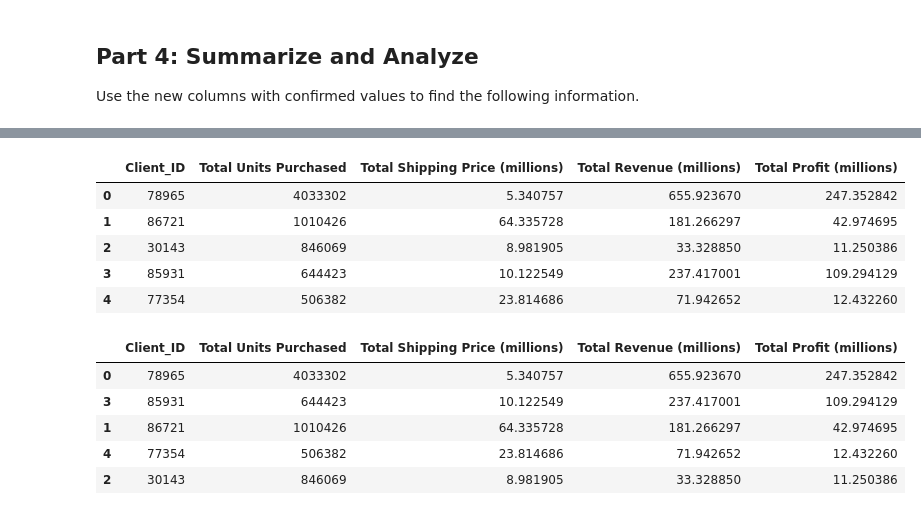
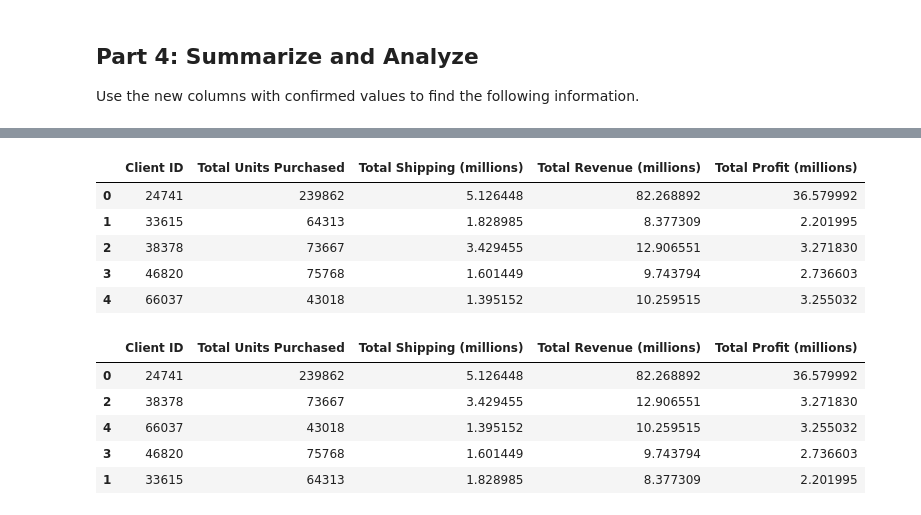
Before and after one commit to piiop/pandas-challenge-1, a Jupyter notebook: Starter_Code/wholesale_data_analysis_starter_code.ipynb, the cells around one changed output, grey strips where cells are left out. Saved outputs shown, nothing was run; the diff lists cells and outputs as text; code cells hidden in the pictures.

```diff
--- a/Starter_Code/wholesale_data_analysis_starter_code.ipynb
+++ b/Starter_Code/wholesale_data_analysis_starter_code.ipynb
@@ -134,7 +137,7 @@ shipping_price_df.head()
 | 4 | 195.10 | 46.43 | 20 | 6500.20 |
 # %%
 # Create a column for the total price using the subtotal and the shipping price along with a sales tax of 9.25%
-df["total_price"] = df.apply(lambda row: ((row["subtotal"] + row["shipping_price"]) * .0925 + row["subtotal"] + row["shipping_price"]), axis=1).round(2)
-total_price_df = df[["subtotal", "shipping_price", "total_price"]]
+df["line_price"] = df.apply(lambda row: ((row["subtotal"] + row["shipping_price"]) * .0925 + row["subtotal"] + row["shipping_price"]), axis=1).round(2)
+total_price_df = df[["subtotal", "shipping_price", "line_price"]]
 total_price_df.head()
 # %% [output]
@@ -159,7 +162,7 @@ total_line_cost_df.head()
 | 4 | 108.17 | 20 | 6500.20 | 8663.60 |
 # %%
 # Create a column for the profit of each line using line cost and line price
-df["line_profit"] = df.apply(lambda row: (row["total_price"] - row["total_line_cost"]), axis = 1)
-profit_df = df[["total_price", "total_line_cost", "line_profit"]]
+df["line_profit"] = df.apply(lambda row: (row["line_price"] - row["total_line_cost"]), axis = 1)
+profit_df = df[["line_price", "total_line_cost", "line_profit"]]
 profit_df.head()
 # %% [output]
@@ -211,11 +219,13 @@ top5_df
 # %%
 # Create a summary DataFrame showing the totals for the for the top 5 clients with the following information:
 # total units purchased, total shipping price, total revenue, and total profit.
-columns_to_sum = ['qty', 'shipping_price', 'total_price', 'line_profit']
-top5_summary_df = df.groupby('client_id')[columns_to_sum].sum().reset_index().sort_values('qty', ascending=False).head(5)
-top5_summary_df = top5_summary_df.reset_index(drop=True)
-top5_summary_df.rename(columns={"qty": "Total Units Purchased", "shipping_price" : "Total Shipping Price",
-                       "total_price" : "Total Revenue", "line_profit" : "Total Profit", "client_id" : "Client_ID"},
-                         inplace=True)
+columns_to_sum = ['qty', 'shipping_price', 'line_price', 'line_profit']
+
+# New DataFrame of only the top 5 clients.
+filtered_df = df[df['client_id'].isin(client_list)]
+
+# Creating summary DataFrame
+top5_summary_df = filtered_df.groupby('client_id')[columns_to_sum].sum().reset_index()
+
 top5_summary_df
 # %% [output]
@@ -228,40 +238,42 @@ top5_summary_df
 # %%
 # Format the data and rename the columns to names suitable for presentation.
-
+top5_summary_df.rename(columns={"qty": "Total Units Purchased", "shipping_price" : "Total Shipping",
+                       "line_price" : "Total Revenue", "line_profit" : "Total Profit", "client_id" : "Client ID"},
+                         inplace=True)
 
 # Define the money columns.
-money_columns = ["Total Shipping Price", "Total Revenue", "Total Profit"]
+money_columns = ["Total Shipping", "Total Revenue", "Total Profit"]
 
 # Define a function that converts a dollar amount to millions.
 def currency_format_millions(amount):
     millions = amount / 1000000
     return millions
 
 # Apply the currency_format_millions function to only the money columns.
 top5_summary_df[money_columns] = top5_summary_df[money_columns].apply(currency_format_millions, axis=1)
 
 # Rename the columns to reflect the change in the money format.
-top5_summary_df.rename(columns={"Total Shipping Price" : "Total Shipping Price (millions)",
+top5_summary_df.rename(columns={"Total Shipping" : "Total Shipping (millions)",
                                 "Total Revenue" : "Total Revenue (millions)",
                                 "Total Profit" : "Total Profit (millions)"},
                                 inplace=True)
 
 top5_summary_df
 # %% [output]
-|  | Client_ID | Total Units Purchased | Total Shipping Price (millions) | Total Revenue (millions) | Total Profit (millions) |
-| 0 | 78965 | 4033302 | 5.340757 | 655.923670 | 247.352842 |
-| 1 | 86721 | 1010426 | 64.335728 | 181.266297 | 42.974695 |
-| 2 | 30143 | 846069 | 8.981905 | 33.328850 | 11.250386 |
-| 3 | 85931 | 644423 | 10.122549 | 237.417001 | 109.294129 |
-| 4 | 77354 | 506382 | 23.814686 | 71.942652 | 12.432260 |
+|  | Client ID | Total Units Purchased | Total Shipping (millions) | Total Revenue (millions) | Total Profit (millions) |
+| 0 | 24741 | 239862 | 5.126448 | 82.268892 | 36.579992 |
+| 1 | 33615 | 64313 | 1.828985 | 8.377309 | 2.201995 |
+| 2 | 38378 | 73667 | 3.429455 | 12.906551 | 3.271830 |
+| 3 | 46820 | 75768 | 1.601449 | 9.743794 | 2.736603 |
+| 4 | 66037 | 43018 | 1.395152 | 10.259515 | 3.255032 |
 # %%
 # Sort the updated data by "Total Profit (millions)" form highest to lowest and assign the sort to a new DatFrame.
 final_df = top5_summary_df.sort_values(by= "Total Profit (millions)", ascending=False)
 final_df
 # %% [output]
-|  | Client_ID | Total Units Purchased | Total Shipping Price (millions) | Total Revenue (millions) | Total Profit (millions) |
-| 0 | 78965 | 4033302 | 5.340757 | 655.923670 | 247.352842 |
-| 3 | 85931 | 644423 | 10.122549 | 237.417001 | 109.294129 |
-| 1 | 86721 | 1010426 | 64.335728 | 181.266297 | 42.974695 |
-| 4 | 77354 | 506382 | 23.814686 | 71.942652 | 12.432260 |
-| 2 | 30143 | 846069 | 8.981905 | 33.328850 | 11.250386 |
+|  | Client ID | Total Units Purchased | Total Shipping (millions) | Total Revenue (millions) | Total Profit (millions) |
+| 0 | 24741 | 239862 | 5.126448 | 82.268892 | 36.579992 |
+| 2 | 38378 | 73667 | 3.429455 | 12.906551 | 3.271830 |
+| 4 | 66037 | 43018 | 1.395152 | 10.259515 | 3.255032 |
+| 3 | 46820 | 75768 | 1.601449 | 9.743794 | 2.736603 |
+| 1 | 33615 | 64313 | 1.828985 | 8.377309 | 2.201995 |
```
Also changed, not shown: parts of 10 cells of this notebook.
